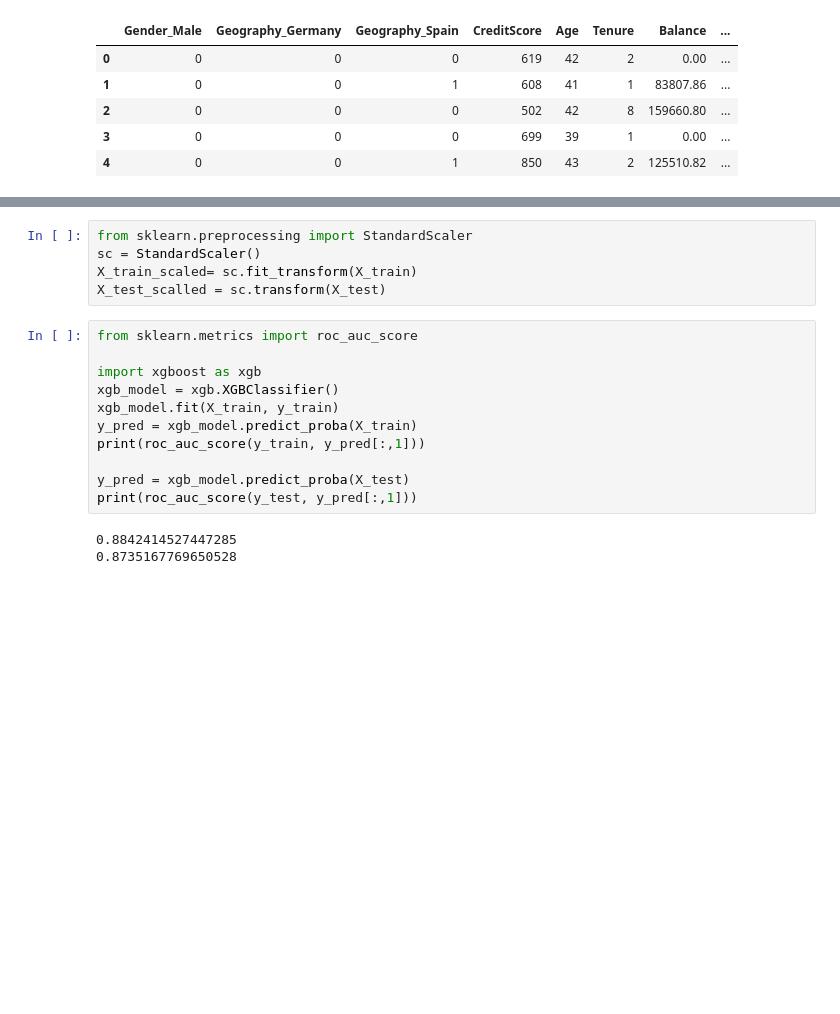
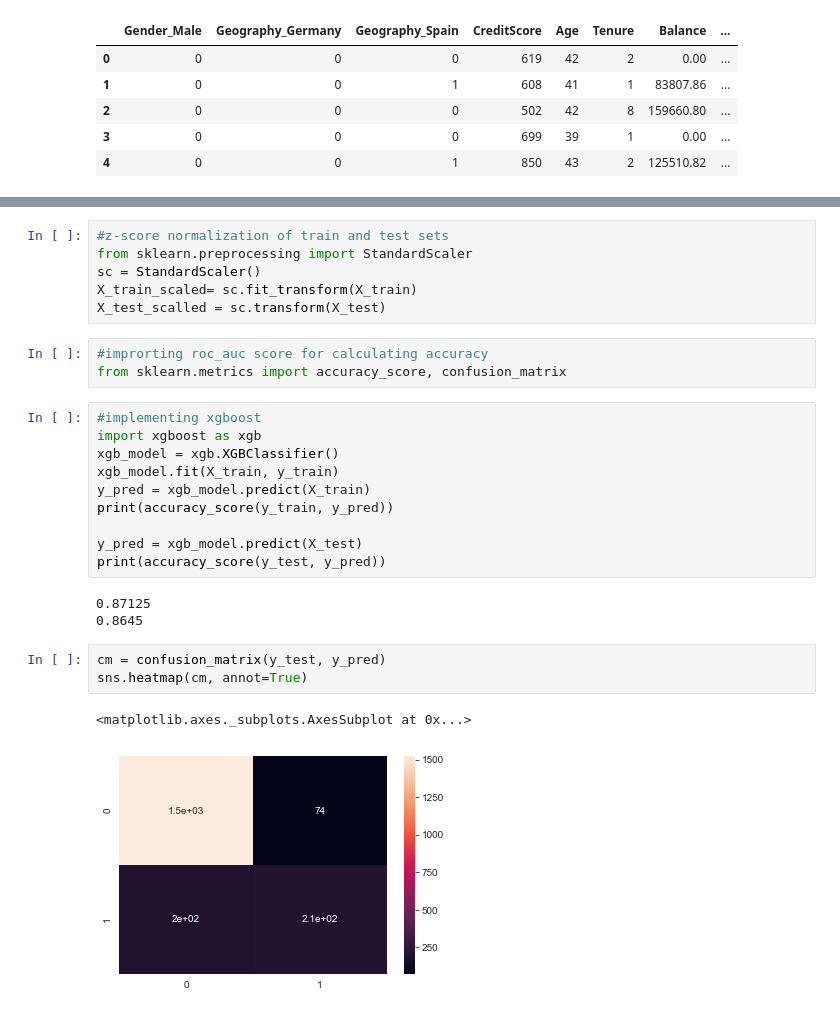
Before and after one commit to ben-mir/churn-customers-of-a-bank, a Jupyter notebook: churn-prediction-of-bank-customers.ipynb, the cells around one changed output, grey strips where cells are left out. Saved outputs shown, nothing was run; the diff lists cells and outputs as text; blank space fills up the shorter version.

```diff
--- a/churn-prediction-of-bank-customers.ipynb
+++ b/churn-prediction-of-bank-customers.ipynb
@@ -125,19 +162,28 @@ X_train.describe()
 # %%
+#z-score normalization of train and test sets
 from sklearn.preprocessing import StandardScaler
 sc = StandardScaler()
 X_train_scaled= sc.fit_transform(X_train)
 X_test_scalled = sc.transform(X_test)
+# %%
+#improrting roc_auc score for calculating accuracy
+from sklearn.metrics import accuracy_score, confusion_matrix
 # %%
-from sklearn.metrics import roc_auc_score
-
+#implementing xgboost
 import xgboost as xgb
 xgb_model = xgb.XGBClassifier()
 xgb_model.fit(X_train, y_train)
-y_pred = xgb_model.predict_proba(X_train)
-print(roc_auc_score(y_train, y_pred[:,1]))
+y_pred = xgb_model.predict(X_train)
+print(accuracy_score(y_train, y_pred))
 
-y_pred = xgb_model.predict_proba(X_test)
-print(roc_auc_score(y_test, y_pred[:,1]))
+y_pred = xgb_model.predict(X_test)
+print(accuracy_score(y_test, y_pred))
 # %% [output]
-0.8842414527447285
-0.8735167769650528
+0.87125
+0.8645
+# %%
+cm = confusion_matrix(y_test, y_pred)
+sns.heatmap(cm, annot=True)
+# %% [output]
+<matplotlib.axes._subplots.AxesSubplot at 0x...>
+[figure, added]
```
Also changed, not shown: parts of 24 cells of this notebook.
